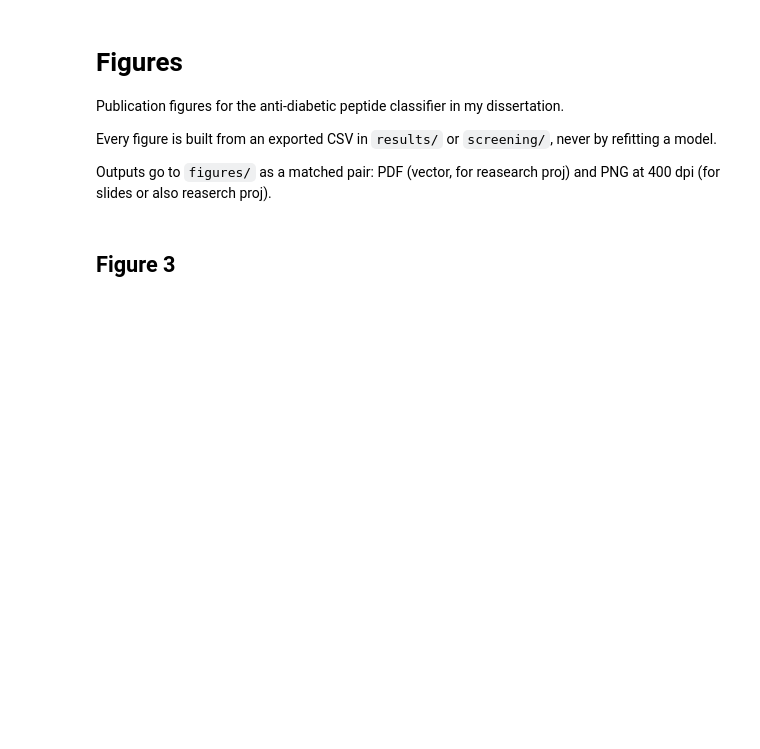
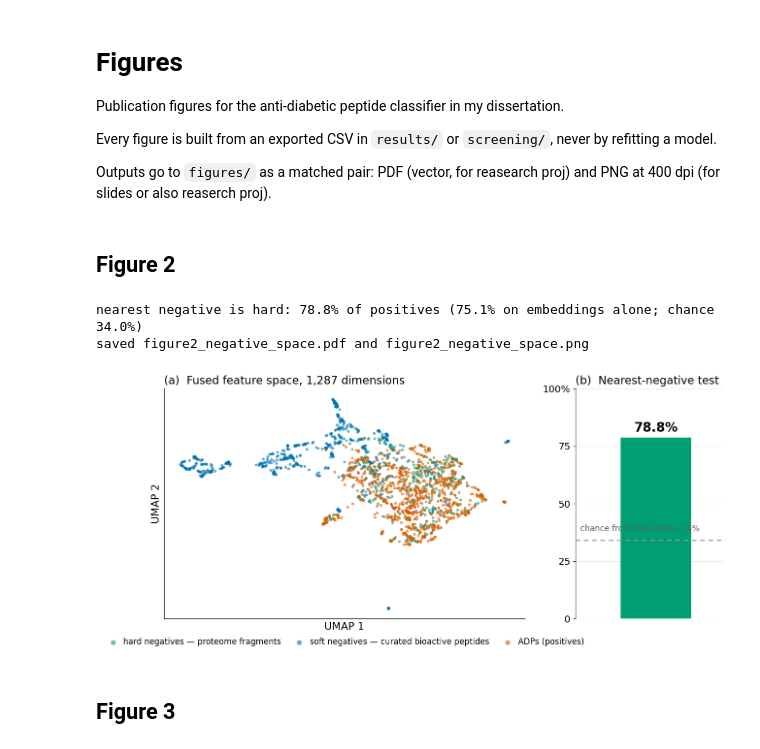
Before and after one commit to om-894/antidiabetic-peptide-classifier, a Jupyter notebook: figures.ipynb, the cells around one changed output. Drawn from its saved outputs; the diff is of its cells as text; code cells hidden in the pictures; blank space fills up the shorter version.

Commit message:
saved umap figure

```diff
--- a/figures.ipynb
+++ b/figures.ipynb
@@ -43,6 +43,79 @@ def save_figure(fig, name):
     for ext in ("pdf", "png"):
         fig.savefig(FIG_DIR / f"{name}.{ext}")
     print(f"saved {name}.pdf and {name}.png")
+# %% [markdown]
+## Figure 2
+# %%
+# ── Figure 2 — negative-space geometry ────────────────────────────────────────
+# UMAP of the fused space, plus the nearest-negative test.
+# Requires umap-learn:  pip install umap-learn
+import numpy as np
+from sklearn.neighbors import NearestNeighbors
+import umap
+
+SEED = 42
+
+d = np.load("fusion_vectors.npz", allow_pickle=True)
+X, seqs, lab = d["X"], [str(s) for s in d["sequences"]], d["label"]
+
+split = pd.read_csv("data/dataset_split.csv", keep_default_na=False)
+negtype = dict(zip(split.Sequence, split.NegType))
+grp = np.array(["positive" if l == 1 else ("soft" if negtype.get(s) == "soft" else "hard")
+                for s, l in zip(seqs, lab)])
+
+# 2-D view of the space the fused-vector learners actually see
+emb = umap.UMAP(n_neighbors=15, min_dist=0.10, metric="cosine",
+                random_state=SEED).fit_transform(X)
+
+
+def nearest_negative_is_hard(M):
+    """Share of positives whose nearest negative is hard, in the cosine geometry of M."""
+    Z = M / (np.linalg.norm(M, axis=1, keepdims=True) + 1e-9)
+    to = lambda g: NearestNeighbors(n_neighbors=1).fit(Z[grp == g]) \
+                     .kneighbors(Z[grp == "positive"])[0][:, 0]
+    return 100 * np.mean(to("hard") < to("soft"))
+
+
+observed = nearest_negative_is_hard(X)
+control  = nearest_negative_is_hard(X[:, :1280])          # embeddings only, no descriptors
+chance   = 100 * (grp == "hard").sum() / ((grp == "hard").sum() + (grp == "soft").sum())
+print(f"nearest negative is hard: {observed:.1f}% of positives "
+      f"({control:.1f}% on embeddings alone; chance {chance:.1f}%)")
+
+fig, (ax, bx) = plt.subplots(1, 2, figsize=(13.5, 5.6),
+                             gridspec_kw={"width_ratios": [2.45, 1], "wspace": 0.20})
+
+# (a) UMAP — hard drawn first so the positives read on top
+for g, colour, label in [("hard", GREEN, "hard negatives — proteome fragments"),
+                         ("soft", BLUE, "soft negatives — curated bioactive peptides"),
+                         ("positive", VERMILLION, "ADPs (positives)")]:
+    m = grp == g
+    ax.scatter(emb[m, 0], emb[m, 1], s=14, c=colour, alpha=0.60, linewidths=0, label=label)
+ax.grid(False)
+ax.set_xticks([]); ax.set_yticks([])
+ax.set_xlabel("UMAP 1"); ax.set_ylabel("UMAP 2")
+ax.set_title("(a)  Fused feature space, 1,287 dimensions", loc="left")
+ax.legend(loc="upper center", bbox_to_anchor=(0.5, -0.05), ncol=3,
+          markerscale=1.8, fontsize=11, handletextpad=0.3, columnspacing=1.2)
+
+# (b) nearest-negative test
+bx.bar([0], [observed], width=0.44, color=GREEN, zorder=3)
+bx.axhline(chance, color=GREY, lw=1.6, ls=(0, (4, 3)), zorder=4)
+bx.text(0, observed + 2.5, f"{observed:.1f}%", ha="center", fontsize=17, fontweight="bold")
+bx.text(-0.47, chance + 4.0, f"chance from class sizes, {chance:.0f}%",
+        ha="left", fontsize=11, color="#5F6368")
+bx.set_xlim(-0.5, 0.42); bx.set_ylim(0, 100)
+bx.set_xticks([]); bx.set_yticks([0, 25, 50, 75, 100])
+bx.set_yticklabels(["0", "25", "50", "75", "100%"])
+bx.grid(axis="x", visible=False)
+bx.spines["bottom"].set_visible(False)
+bx.set_title("(b)  Nearest-negative test", loc="left")
+
+save_figure(fig, "figure2_negative_space")
+# %% [output]
+nearest negative is hard: 78.8% of positives (75.1% on embeddings alone; chance 34.0%)
+saved figure2_negative_space.pdf and figure2_negative_space.png
+[figure, added]
 # %% [markdown]
 ## Figure 3
 # %%
```
Also changed, not shown: parts of 1 cell of this notebook, 10 other files.
